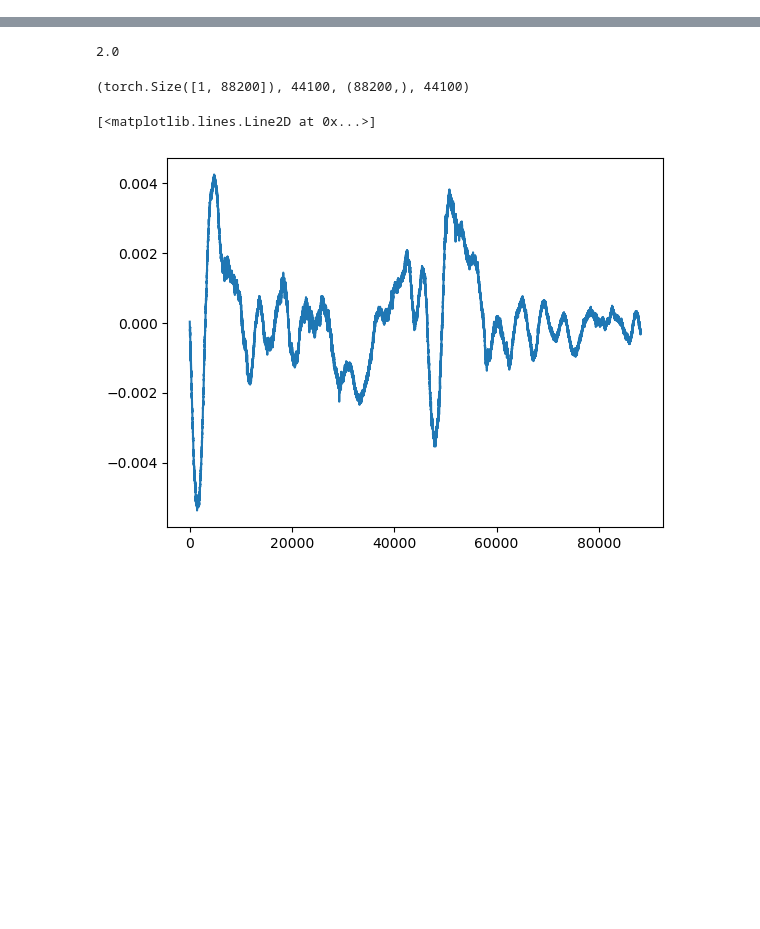
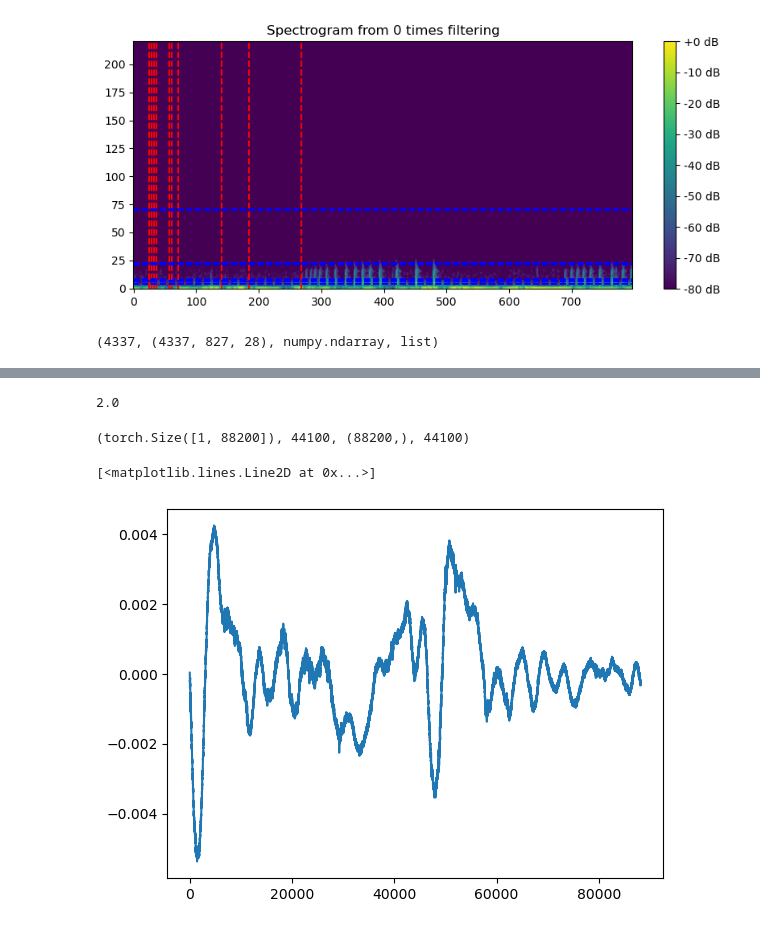
Before and after one commit to SeHwanYoo/denoise_heart_bound, a Jupyter notebook: EDA.ipynb, the cells around one changed output, grey strips where cells are left out. Cells and saved outputs as stored; diff of their text form; code cells hidden in the pictures; blank space fills up the shorter version.

```diff
--- a/EDA.ipynb
+++ b/EDA.ipynb
@@ -91,0 +117,14 @@ plt.show()
+# %%
+from scipy.signal import butter, lfilter
+
+def butter_lowpass(cutoff, fs, order=5):
+    nyq = 0.5 * fs
+    normal_cutoff = cutoff / nyq
+    b, a = butter(order, normal_cutoff, btype='low', analog=False)
+    return b, a
+
+# Function to apply the designed filter to a data sequence
+def butter_lowpass_filter(data, cutoff, fs, order=5):
+    b, a = butter_lowpass(cutoff, fs, order=order)
+    y = lfilter(b, a, data)
+    return y
@@ -91,0 +290,60 @@ plt.show()
+# %%
+# y_filtered = butter_lowpass_filter(y_filtered, cutoff, sr)
+# D = librosa.stft(y_filtered, n_fft=n_fft, hop_length=hop_length, window='hann', center=False)
+# D_amp = librosa.amplitude_to_db(np.abs(D), ref=np.max)
+num = 20
+
+y, sr = librosa.load(wav_train[num], sr=44100)
+csv_df = pd.read_csv(wav_train[num].replace('wav', 'csv'))
+y_filtered = y
+
+for ii in range(100):
+    # Define the time and frequency resolution
+    y_filtered = butter_lowpass_filter(y_filtered, cutoff, sr)
+    D = librosa.stft(y_filtered, n_fft=n_fft, hop_length=hop_length, window='hann', center=False)
+    D_amp = librosa.amplitude_to_db(np.abs(D), ref=np.max)
+
+    if ii % 50 != 0:
+         continue
+
+
+    time_res = len(y) / sr / D_amp.shape[0]
+    freq_res = sr / 2 / D_amp.shape[1]
+
+    plt.figure(figsize=(10, 4))
+    plt.imshow(D_amp, aspect='auto', cmap='viridis', origin='lower')
+    plt.colorbar(format='%+2.0f dB')
+
+    # Iterate over the rows in the DataFrame
+    for index, row in csv_df.iterrows():
+        print(index)
+        start_bin = int(row['start'] / time_res)
+        end_bin = int(row['end'] / time_res)
+        fmin_bin = int(row['fmin'] / freq_res)
+        fmax_bin = int(row['fmax'] / freq_res)
+
+        # Extract the slice from the spectrogram
+        # slice = D_amp[fmin_bin:fmax_bin, start_bin:end_bin]
+        # slice = D_amp[start_bin:end_bin, fmin_bin:fmax_bin]
+
+        # plt.figure(figsize=(10, 4))
+        # plt.imshow(slice, aspect='auto', cmap='viridis', origin='lower')
+        # plt.title('Spectrogram Slice')
+        # plt.colorbar(format='%+2.0f dB')
+        # plt.show()
+        # print(row['start'], row['end'], row['end'] - row['start'])
+        # print(start_bin, end_bin, end_bin - start_bin)
+        # print(slice.shape)
+
+        # Draw vertical lines at the start and end times of each slice
+        plt.axvline(start_bin, color='r', linestyle='--')
+        plt.axvline(end_bin, color='r', linestyle='--')
+
+        plt.axhline(fmin_bin, color='b', linestyle='--')
+        plt.axhline(fmax_bin, color='b', linestyle='--')
+
+    break
+
+plt.title(f'Spectrogram from {str(ii)} times filtering')
+plt.show()
+# %% [output]
@@ -91,0 +365,5 @@ plt.show()
+[figure, added]
+# %%
+len(x_train_new), x_train_new.shape, type(x_train_new), type(y_train)
+# %% [output]
+(4337, (4337, 827, 28), numpy.ndarray, list)
```
Also changed, not shown: parts of 32 cells of this notebook, 2 other files.
